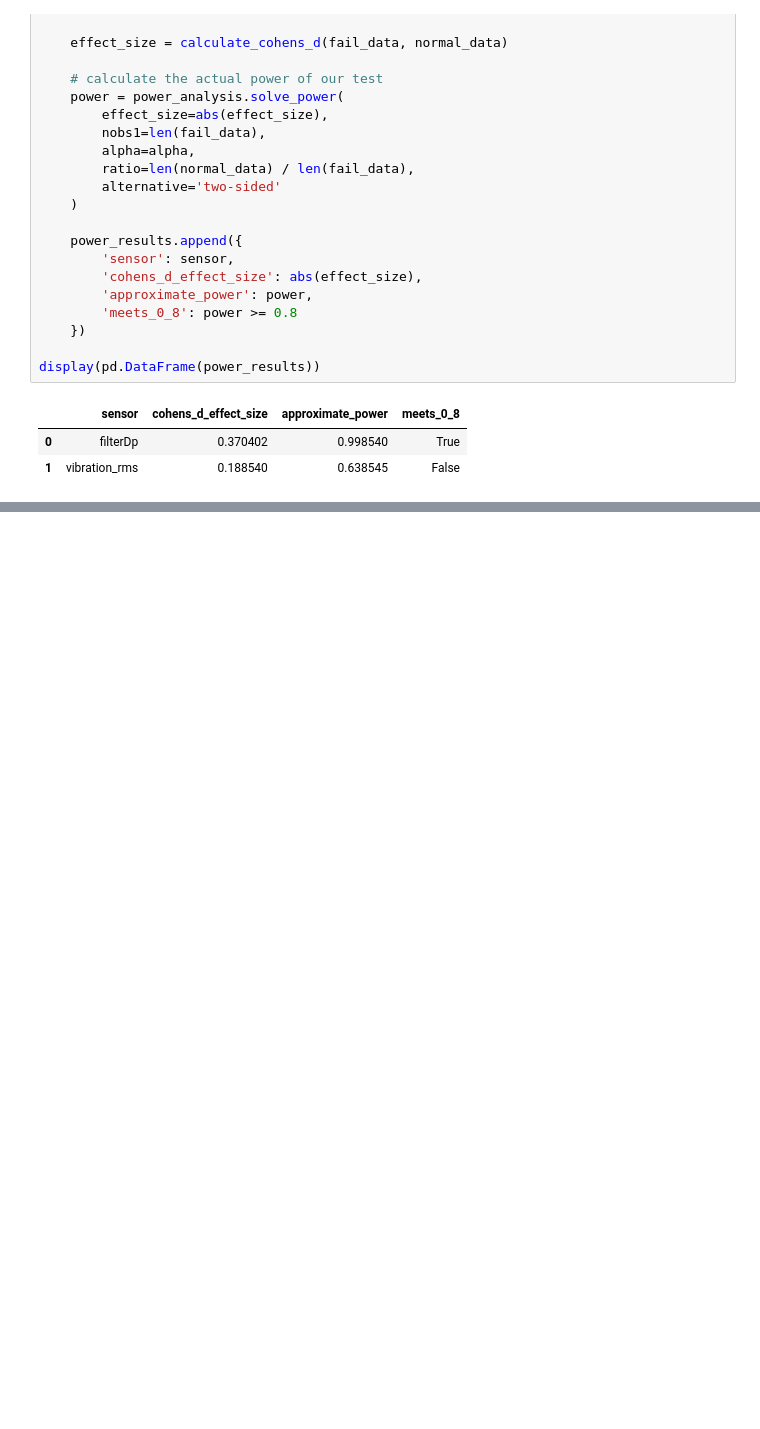
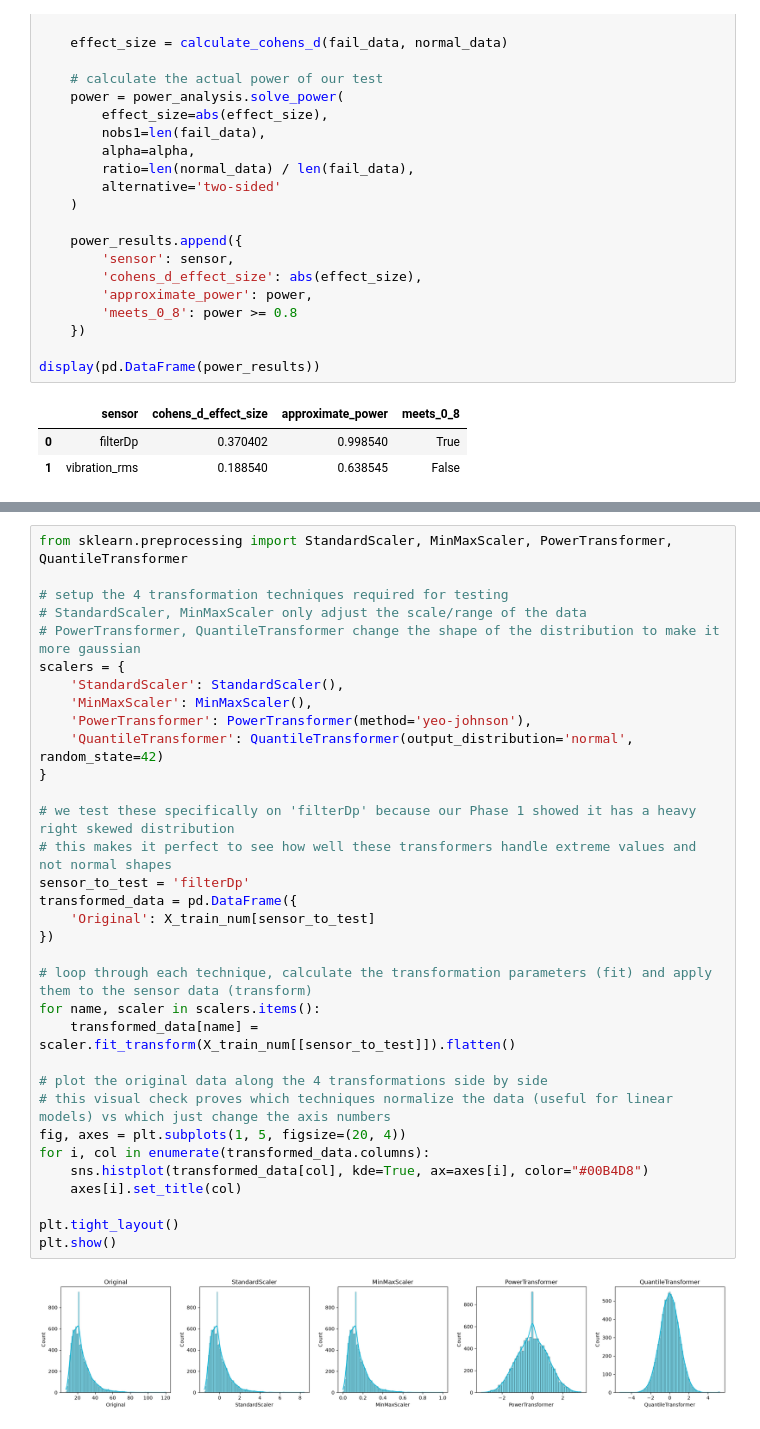
Before and after one commit to moahoukau/IAU-FIIT, a Jupyter notebook: zadanie.ipynb, the cells around one changed output, grey strips where cells are left out. Drawn from its saved outputs; the diff is of its cells as text; blank space fills up the shorter version.

```diff
--- a/zadanie.ipynb
+++ b/zadanie.ipynb
@@ -1426,0 +1510,35 @@ To wrap up the exploratory data analysis, here are the answers to the main proje
+# %%
+from sklearn.preprocessing import StandardScaler, MinMaxScaler, PowerTransformer, QuantileTransformer
+
+# setup the 4 transformation techniques required for testing
+# StandardScaler, MinMaxScaler only adjust the scale/range of the data
+# PowerTransformer, QuantileTransformer change the shape of the distribution to make it more gaussian
+scalers = {
+    'StandardScaler': StandardScaler(),
+    'MinMaxScaler': MinMaxScaler(),
+    'PowerTransformer': PowerTransformer(method='yeo-johnson'),
+    'QuantileTransformer': QuantileTransformer(output_distribution='normal', random_state=42)
+}
+
+# we test these specifically on 'filterDp' because our Phase 1 showed it has a heavy right skewed distribution
+# this makes it perfect to see how well these transformers handle extreme values and not normal shapes
+sensor_to_test = 'filterDp'
+transformed_data = pd.DataFrame({
+    'Original': X_train_num[sensor_to_test]
+})
+
+# loop through each technique, calculate the transformation parameters (fit) and apply them to the sensor data (transform)
+for name, scaler in scalers.items():
+    transformed_data[name] = scaler.fit_transform(X_train_num[[sensor_to_test]]).flatten()
+
+# plot the original data along the 4 transformations side by side
+# this visual check proves which techniques normalize the data (useful for linear models) vs which just change the axis numbers
+fig, axes = plt.subplots(1, 5, figsize=(20, 4))
+for i, col in enumerate(transformed_data.columns):
+    sns.histplot(transformed_data[col], kde=True, ax=axes[i], color="#00B4D8")
+    axes[i].set_title(col)
+
+plt.tight_layout()
+plt.show()
+# %% [output]
+[figure, added]
```
Also changed, not shown: parts of 13 cells of this notebook.
